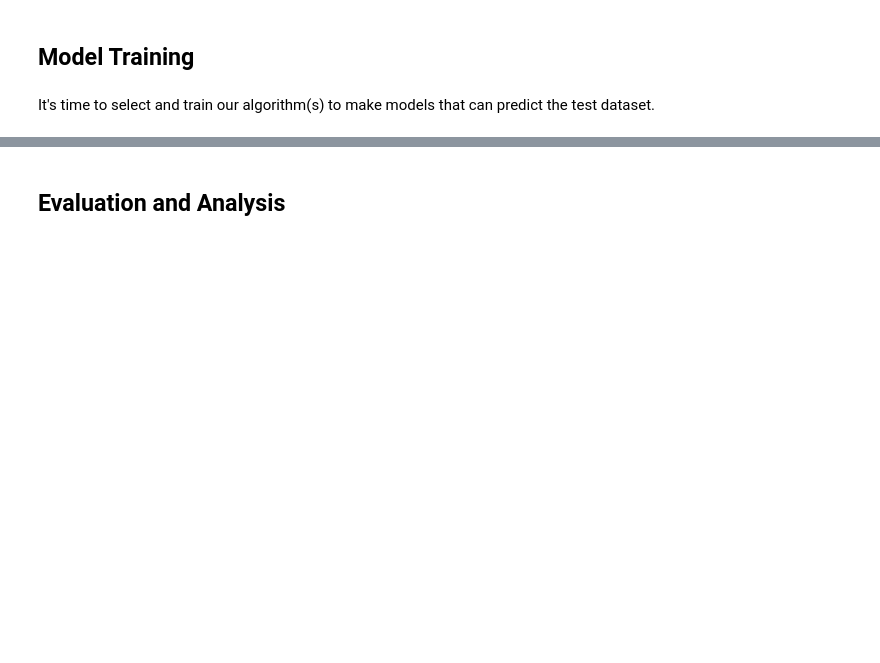
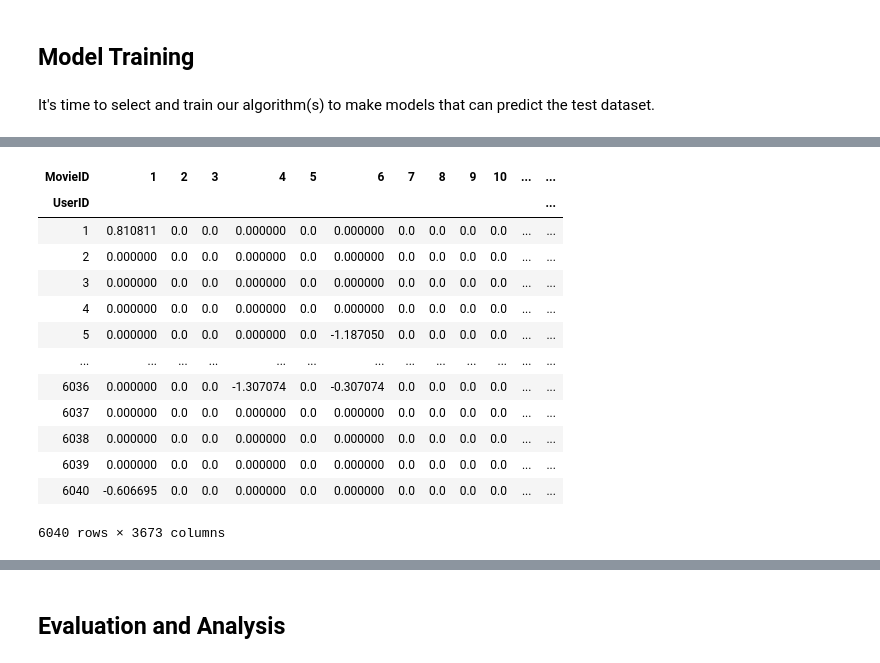
Before and after one commit to kevinandrianliu/Final-Project-DSDM, a Jupyter notebook: Final Project_ Sistem Rekomendasi.ipynb, the cells around one changed output, grey strips where cells are left out. Cells and saved outputs as stored; diff of their text form; code cells hidden in the pictures; blank space fills up the shorter version.

```diff
--- a/Final Project_ Sistem Rekomendasi.ipynb
+++ b/Final Project_ Sistem Rekomendasi.ipynb
@@ -767,0 +827,5 @@ In this section, we now alter the data and/or its structure.
+# %%
+users[['Gender', 'Age', 'Occupation']] = users[['Gender', 'Age', 'Occupation']].astype('category',copy=False)
+users = pd.concat([users, pd.get_dummies(users[['Gender', 'Age', 'Occupation']].apply(pd.Series).stack()).sum(level=0)],axis=1)
+users = users.drop(['Gender', 'Age', 'Occupation', 'Zip-code'], axis = 1) #Assuming Zip-code is too hard to be cleaned
+users
@@ -767,0 +848,7 @@ In this section, we now alter the data and/or its structure.
+# %%
+from sklearn import preprocessing
+movies_genre['Title'] = movies_genre['Title'].astype('category',copy=False)
+le = preprocessing.LabelEncoder()
+movies_genre['Title'] = le.fit_transform(movies_genre['Title']) # Assuming no need to fit_transform train first, because already together
+movies_genre['Year'] = movies_genre['Year'].astype('int',copy=False)
+movies_genre
@@ -805,0 +871,7 @@ testing_user_movie.head()
+# %%
+# Change with dummy if needed
+training_user = pd.merge(dummytrain2, users, on=['UserID'], how='left')
+training_user_movie = pd.merge(training_user, movies_genre, on=['MovieID'], how='left')
+training_user_movie2 = training_user_movie.drop(['UserID', 'MovieID'], axis = 1)
+y_train = training_user_movie2['Rating']
+y_train
@@ -834,0 +1001,19 @@ It's time to select and train our algorithm(s) to make models that can predict t
+# %%
+table = pd.pivot_table(training_user_movie, values='Rating', index=['UserID'], columns=['MovieID'], aggfunc=np.sum)
+table = table.sub(table.mean(axis=1), axis=0).fillna(0)
+table
+# %% [output]
+| MovieID | 1 | 2 | 3 | 4 | 5 | 6 | 7 | 8 | 9 | 10 | ... | ... |
+| UserID |  |  |  |  |  |  |  |  |  |  |  | ... |
+| 1 | 0.810811 | 0.0 | 0.0 | 0.000000 | 0.0 | 0.000000 | 0.0 | 0.0 | 0.0 | 0.0 | ... | ... |
+| 2 | 0.000000 | 0.0 | 0.0 | 0.000000 | 0.0 | 0.000000 | 0.0 | 0.0 | 0.0 | 0.0 | ... | ... |
+| 3 | 0.000000 | 0.0 | 0.0 | 0.000000 | 0.0 | 0.000000 | 0.0 | 0.0 | 0.0 | 0.0 | ... | ... |
+| 4 | 0.000000 | 0.0 | 0.0 | 0.000000 | 0.0 | 0.000000 | 0.0 | 0.0 | 0.0 | 0.0 | ... | ... |
+| 5 | 0.000000 | 0.0 | 0.0 | 0.000000 | 0.0 | -1.187050 | 0.0 | 0.0 | 0.0 | 0.0 | ... | ... |
+| ... | ... | ... | ... | ... | ... | ... | ... | ... | ... | ... | ... | ... |
+| 6036 | 0.000000 | 0.0 | 0.0 | -1.307074 | 0.0 | -0.307074 | 0.0 | 0.0 | 0.0 | 0.0 | ... | ... |
+| 6037 | 0.000000 | 0.0 | 0.0 | 0.000000 | 0.0 | 0.000000 | 0.0 | 0.0 | 0.0 | 0.0 | ... | ... |
+| 6038 | 0.000000 | 0.0 | 0.0 | 0.000000 | 0.0 | 0.000000 | 0.0 | 0.0 | 0.0 | 0.0 | ... | ... |
+| 6039 | 0.000000 | 0.0 | 0.0 | 0.000000 | 0.0 | 0.000000 | 0.0 | 0.0 | 0.0 | 0.0 | ... | ... |
+| 6040 | -0.606695 | 0.0 | 0.0 | 0.000000 | 0.0 | 0.000000 | 0.0 | 0.0 | 0.0 | 0.0 | ... | ... |
+6040 rows × 3673 columns
```
Also changed, not shown: parts of 29 cells of this notebook, 1 other file.
